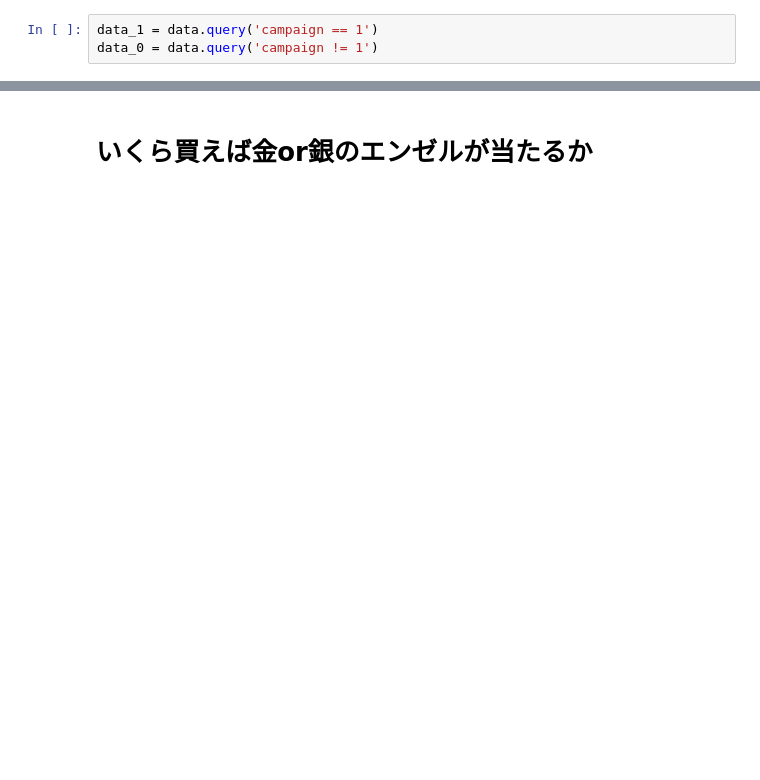
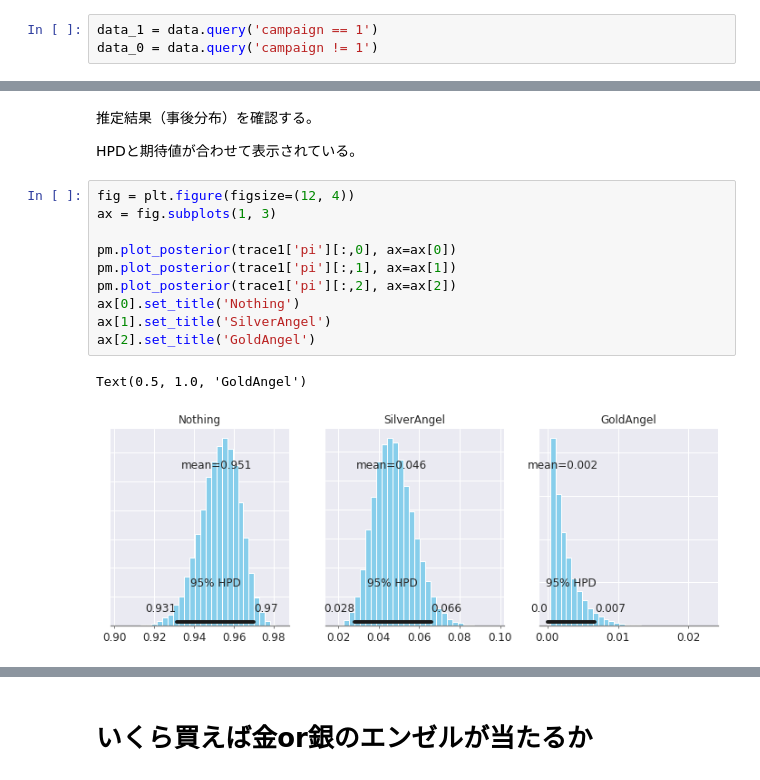
Before and after one commit to tok41/choco-ball-statistics, a Jupyter notebook: analysis/jupyter/estimate_angel_rate_multi_model.ipynb, the cells around one changed output, grey strips where cells are left out. Saved outputs shown, nothing was run; the diff lists cells and outputs as text; blank space fills up the shorter version.

```diff
--- a/analysis/jupyter/estimate_angel_rate_multi_model.ipynb
+++ b/analysis/jupyter/estimate_angel_rate_multi_model.ipynb
@@ -68,0 +102,17 @@ array([428,  20,   0])
+# %% [markdown]
+推定結果（事後分布）を確認する。
+
+HPDと期待値が合わせて表示されている。
+# %%
+fig = plt.figure(figsize=(12, 4))
+ax = fig.subplots(1, 3)
+
+pm.plot_posterior(trace1['pi'][:,0], ax=ax[0])
+pm.plot_posterior(trace1['pi'][:,1], ax=ax[1])
+pm.plot_posterior(trace1['pi'][:,2], ax=ax[2])
+ax[0].set_title('Nothing')
+ax[1].set_title('SilverAngel')
+ax[2].set_title('GoldAngel')
+# %% [output]
+Text(0.5, 1.0, 'GoldAngel')
+[figure, added]
```
Also changed, not shown: parts of 30 cells of this notebook.
